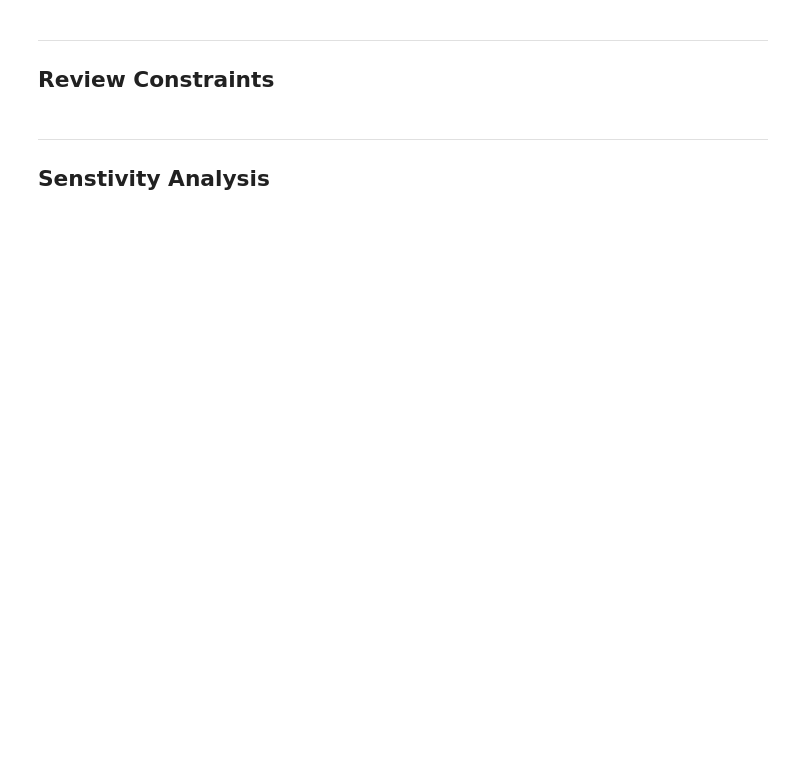
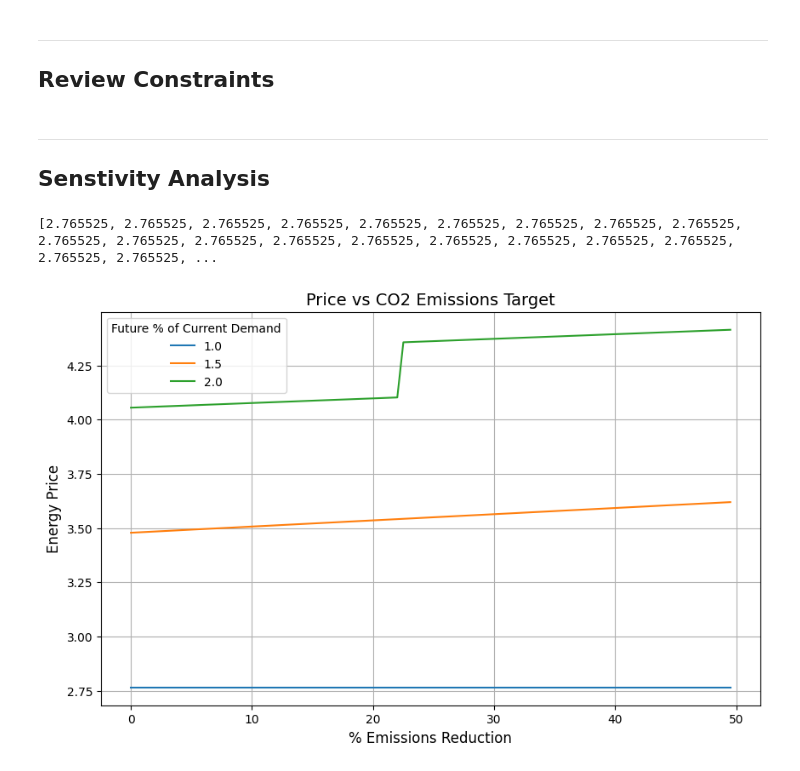
Before and after one commit to shane-ppy/15066_final_project, a Jupyter notebook: Team 5A Final Project.ipynb, the cells around one changed output. Cells and saved outputs as stored; diff of their text form; code cells hidden in the pictures; blank space fills up the shorter version.

```diff
--- a/Team 5A Final Project.ipynb
+++ b/Team 5A Final Project.ipynb
@@ -81,7 +77,7 @@ Academic license - for non-commercial use only - expires 2026-06-08
 state = 'WA'
 futureDemandGrowth = 1.5 # Future electricity demand as pct of current
 TotalDemand = STATES['Demand (MWh)'][state]*1e3*futureDemandGrowth # convert to kwh
-futureCo2Improve = 0.99 # Future emissions target as pct of current
+futureCo2Improve = 0.5 # Future emissions target as pct of current
 LimitCO2 = STATES['CO2 Emissions (million metric tons)'][state]*1e12*futureCo2Improve #convert to gCO2e
 # %% [markdown]
 ---
@@ -108,10 +104,10 @@ m.setObjective(gp.quicksum(F[i]*C[i] for i in range(NUMFT)),GRB.MINIMIZE)
 # %%
 ### Constraints ###
 # Total production must meet demand
-Const1 = m.addConstr(gp.quicksum(F[i] for i in range(NUMFT))>=TotalDemand)
+Const1 = m.addConstr(gp.quicksum(F[i] for i in range(NUMFT))>=TotalDemand, name='Const1')
 
 # Total CO2 emissions must be less than limit
-Const2 = m.addConstr(gp.quicksum(F[i]*E[i] for i in range(NUMFT))<=LimitCO2)
+Const2 = m.addConstr(gp.quicksum(F[i]*E[i] for i in range(NUMFT))<=LimitCO2, name='Const2')
 
 # Generation is capacity limited
 Const3 = m.addConstrs(F[i] <= MAXGEN[i]*TotalDemand*X[i] for i in range(NUMFT))
@@ -185,36 +163,50 @@ display(initSoln)
 # %%
 # newTotalBudget = TotalBudget*1.1
 # # Hint: You can change the value of the total budget with this command, by changing the right
 # # hand side of Constraint 5, be sure constraint 5 is named 'Const5'
 # m.getConstrByName('Const5').setAttr('RHS', newTotalBudget)
 
 # # Re-solve
 # m.update()
 # m.optimize()
 
 # # Print optimal objective function value
 # newObjVal = m.getAttr("ObjVal")
 # print(f"New Co2 Emissions Objective value: ","%.0f" %  newObjVal)
 # print(f"Pct Change in Objective value: ","%.1f" % ((newObjVal-initObjVal)/initObjVal*100))
 
 # newSoln = pd.DataFrame(SCM.getAttr('x'), index=ODM_names, columns=transport_names)
 # print("Change from Initial Solution")
 # display(newSoln-initSoln)
 
 # # sensitivity table
-# budget_sensitivity = [1.0, 1.02, 1.04, 1.06, 1.1, 1.12, 1.14,] # FILL-IN
+state = 'WA'
+futureDemandGrowth = np.arange(1, 2+0.1, .5) # Future electricity demand as pct of current
+futureCo2Improve = np.arange(1, 0.5, -0.005) # Future emissions target as pct of current
 
 # # We will create a vector of emissions by looping through budget_sensitivity
-# emissions = []
-# for sensitivity in budget_sensitivity:
-#     newTotalBudget = TotalBudget*sensitivity
-#     m.getConstrByName('Const5').setAttr('RHS', newTotalBudget)
+price = []
+for demand in futureDemandGrowth:
+    TotalDemand = STATES['Demand (MWh)'][state]*1e3*demand
+    m.getConstrByName('Const1').setAttr('RHS', TotalDemand)
+    for emission in futureCo2Improve:
+        LimitCO2 = STATES['CO2 Emissions (million metric tons)'][state]*1e12*emission
+        m.getConstrByName('Const2').setAttr('RHS', LimitCO2)
+        m.update()
+        m.optimize()
+        price.append(m.getAttr("ObjVal")*100/TotalDemand)
 
-#     # Re-solve
-#     m.update()
-#     m.optimize()
-
-#     # Print optimal objective function value
-#     emissions.append(m.getAttr("ObjVal"))
-
-# print(emissions)
+# Graph results
+plt.figure(figsize=(10, 6))
+for i in range(len(futureDemandGrowth)):
+    plt.plot([((1-x) * 100) for x in futureCo2Improve],
+             price[i*len(futureCo2Improve):(i+1)*len(futureCo2Improve)])
+plt.title('Price vs CO2 Emissions Target', fontsize=14)
+plt.xlabel('% Emissions Reduction', fontsize=12)
+plt.ylabel('Energy Price', fontsize=12)
+plt.legend(futureDemandGrowth, title='Future % of Current Demand')
+plt.grid(True)
+plt.show()
+# %% [output]
+[2.765525, 2.765525, 2.765525, 2.765525, 2.765525, 2.765525, 2.765525, 2.765525, 2.765525, 2.765525, 2.765525, 2.765525, 2.765525, 2.765525, 2.765525, 2.765525, 2.765525, 2.765525, 2.765525, 2.765525, ...
+[figure, added]
```
Also changed, not shown: parts of 6 cells of this notebook, 4 other files.
